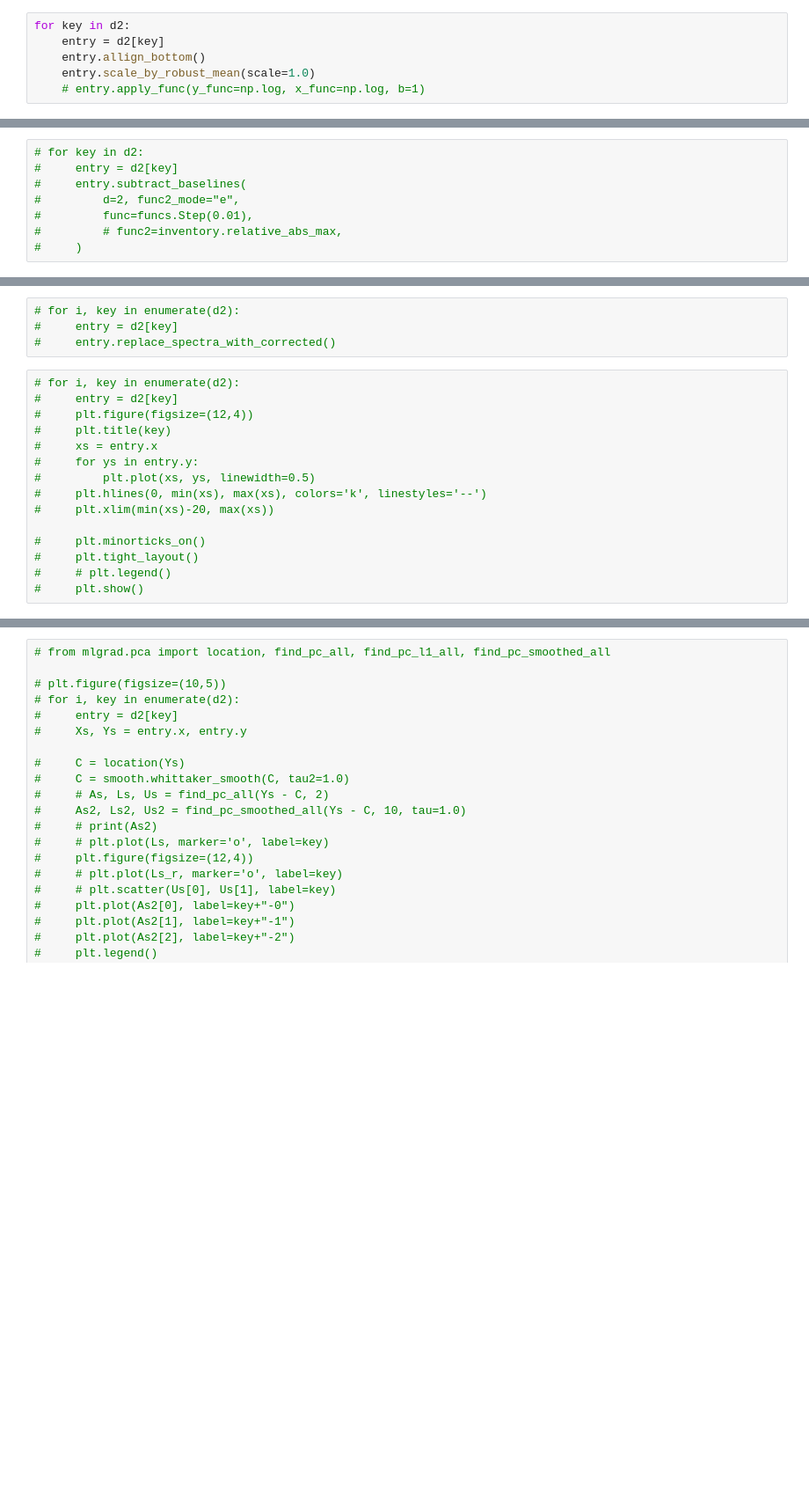
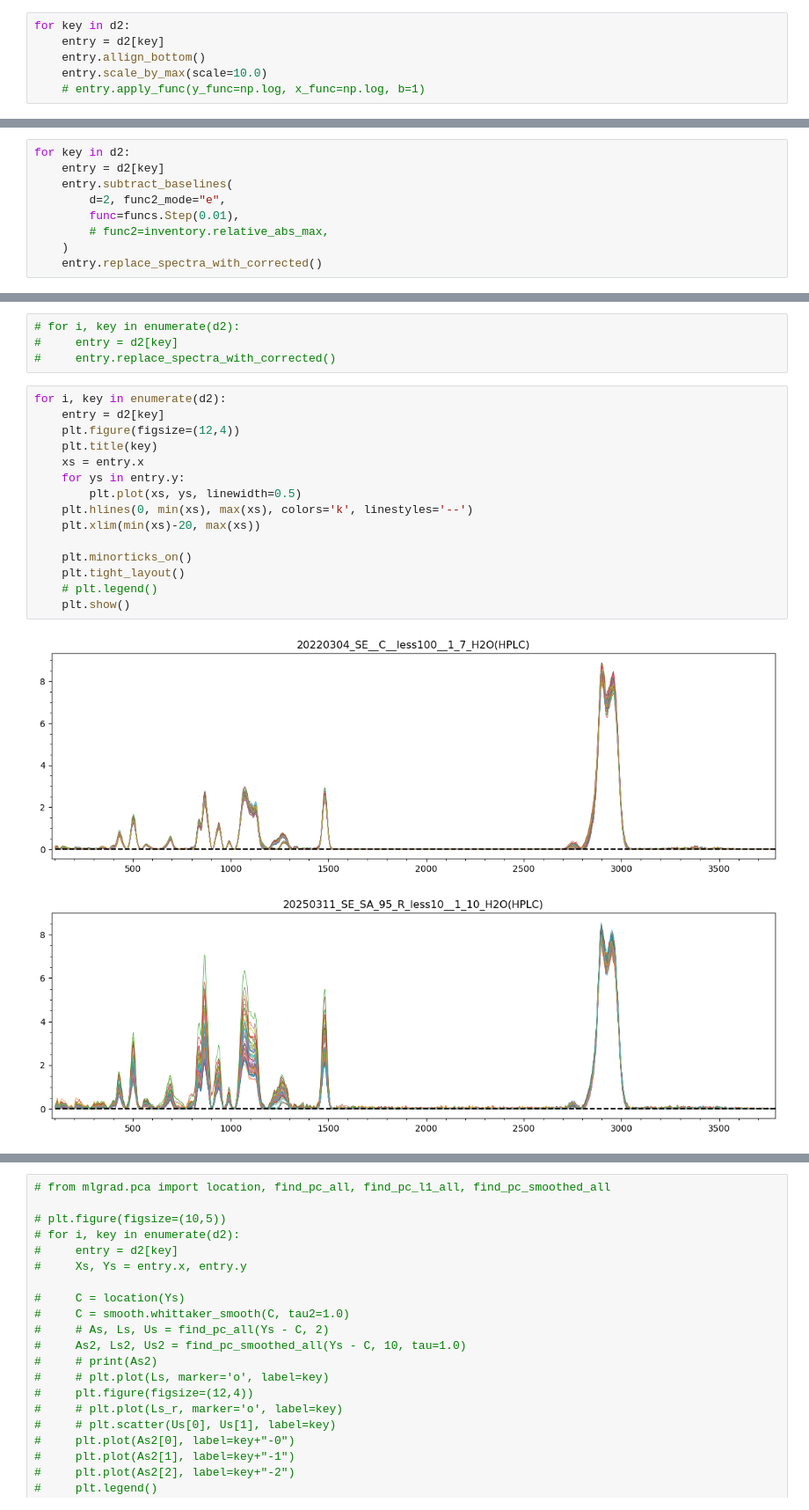
Before and after one commit to intellimath/irsa, a Jupyter notebook: examples/load_spectra.ipynb, the cells around one changed output, grey strips where cells are left out. Shown at 88% size. Drawn from its saved outputs; the diff is of its cells as text; blank space fills up the shorter version.

```diff
--- a/examples/load_spectra.ipynb
+++ b/examples/load_spectra.ipynb
@@ -138,7 +154,7 @@ for i, key in enumerate(dd):
 for key in d2:
     entry = d2[key]
     entry.allign_bottom()
-    entry.scale_by_robust_mean(scale=1.0)
+    entry.scale_by_max(scale=10.0)
     # entry.apply_func(y_func=np.log, x_func=np.log, b=1)
 # %%
 # for key in d2:
@@ -192,11 +208,12 @@ for key in d2:
 # %%
-# for key in d2:
-#     entry = d2[key]
-#     entry.subtract_baselines(
-#         d=2, func2_mode="e",
-#         func=funcs.Step(0.01),
-#         # func2=inventory.relative_abs_max,
-#     )
+for key in d2:
+    entry = d2[key]
+    entry.subtract_baselines(
+        d=2, func2_mode="e",
+        func=funcs.Step(0.01),
+        # func2=inventory.relative_abs_max,
+    )
+    entry.replace_spectra_with_corrected()
 # %%
 # def func2(E):
 #     E_abs = abs(E)
@@ -225,17 +242,20 @@ for key in d2:
 #     entry = d2[key]
 #     entry.replace_spectra_with_corrected()
 # %%
-# for i, key in enumerate(d2):
-#     entry = d2[key]
-#     plt.figure(figsize=(12,4))
-#     plt.title(key)
-#     xs = entry.x
-#     for ys in entry.y:
-#         plt.plot(xs, ys, linewidth=0.5)
-#     plt.hlines(0, min(xs), max(xs), colors='k', linestyles='--')
-#     plt.xlim(min(xs)-20, max(xs))
+for i, key in enumerate(d2):
+    entry = d2[key]
+    plt.figure(figsize=(12,4))
+    plt.title(key)
+    xs = entry.x
+    for ys in entry.y:
+        plt.plot(xs, ys, linewidth=0.5)
+    plt.hlines(0, min(xs), max(xs), colors='k', linestyles='--')
+    plt.xlim(min(xs)-20, max(xs))
 
-#     plt.minorticks_on()
-#     plt.tight_layout()
-#     # plt.legend()
-#     plt.show()
+    plt.minorticks_on()
+    plt.tight_layout()
+    # plt.legend()
+    plt.show()
+# %% [output]
+[figure, added]
+[figure, added]
```
Also changed, not shown: parts of 20 cells of this notebook, 4 other files.
